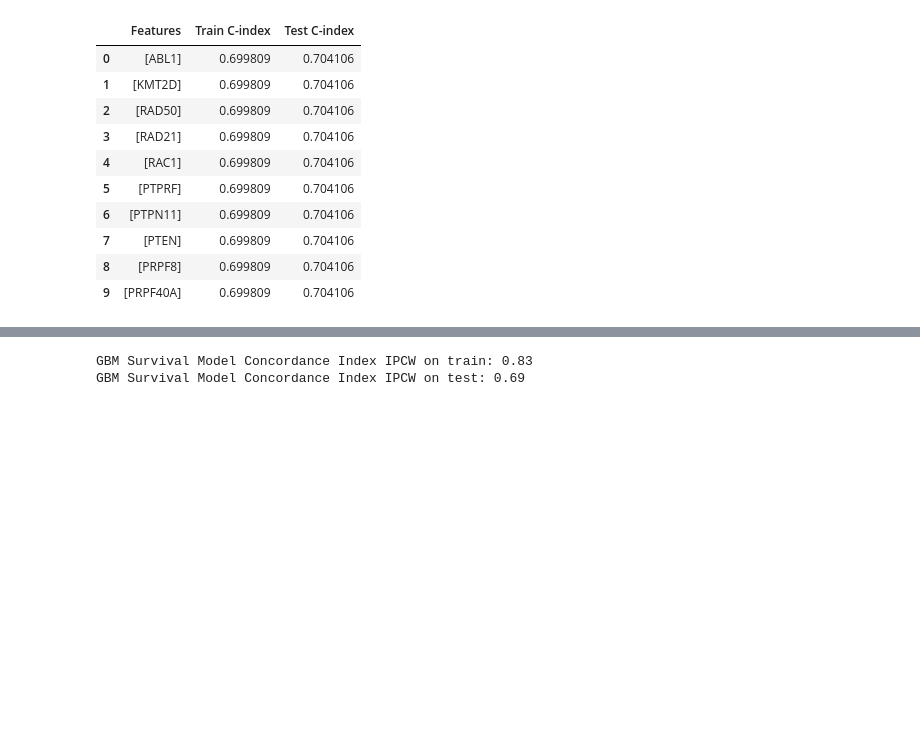
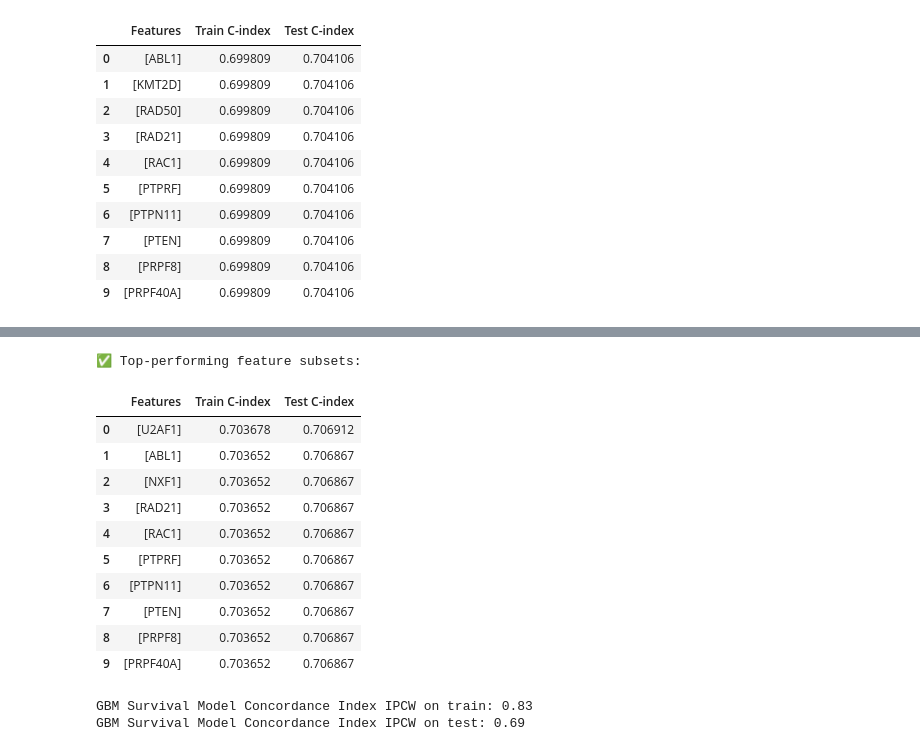
Before and after one commit to grandede-afk/Data-Challenge-Stasc, a Jupyter notebook: test_predictors.ipynb, the cells around one changed output, grey strips where cells are left out. Saved outputs shown, nothing was run; the diff lists cells and outputs as text; code cells hidden in the pictures; blank space fills up the shorter version.

```diff
--- a/test_predictors.ipynb
+++ b/test_predictors.ipynb
@@ -450,3 +589,81 @@ display(results_df.head(10))
+# %%
+from itertools import combinations
+import pandas as pd
+from sklearn.model_selection import train_test_split
+from sklearn.impute import SimpleImputer
+from sksurv.linear_model import CoxnetSurvivalAnalysis
+from sksurv.metrics import concordance_index_ipcw
+from sksurv.util import Surv
+
+results = []
+
+# Merge with the clinical and molecular training dataset
+fixed_features = ['BM_BLAST', 'HB', 'PLT', 'WBC', 'MONOCYTES', 'Nmut','TP53',
+                  'TET2','SF3B1','CBL','ZRSR2','EZH2','U2AF1']
+features_choose = df_with_genes_sum.columns[10:].tolist()
+base_model = CoxnetSurvivalAnalysis()
+
+for k in range(1, 2):
+    for subset in combinations(features_choose, k):
+        subset = list(subset)
+        selected_features = list(set(fixed_features + subset))
+
+        # Select features and target
+        X = df_with_genes_sum.loc[df_with_genes_sum['ID'].isin(target_df["ID"]), selected_features].copy()
+        y = Surv.from_dataframe('OS_STATUS', 'OS_YEARS', target_df)
+
+        # Handle missing values
+        imputer = SimpleImputer(strategy="median")
+        X_imputed = pd.DataFrame(imputer.fit_transform(X), columns=selected_features)
+
+        # Train/Test split
+        X_train, X_test, y_train, y_test = train_test_split(
+            X_imputed, y, test_size=0.3, random_state=42
+        )
+
+        # Fit Cox model
+        model = base_model.fit(X_train, y_train)
+
+        # Predict risk scores
+        pred_train = model.predict(X_train)
+        pred_test = model.predict(X_test)
+
+        # Compute Concordance Index IPCW
+        train_ci = concordance_index_ipcw(y_train, y_train, pred_train, tau=7)[0]
+        test_ci = concordance_index_ipcw(y_train, y_test, pred_test, tau=7)[0]
+
+        # Store results
+        results.append({
+            "Features": subset,
+            "Train C-index": train_ci,
+            "Test C-index": test_ci
+        })
+
+# ===============================================================
+# Display Results
+# ===============================================================
+
+results_df = (
+    pd.DataFrame(results)
+    .sort_values(by="Test C-index", ascending=False)
+    .reset_index(drop=True)
+)
+
+print("✅ Top-performing feature subsets:")
+display(results_df.head(10))
+# %% [output]
+✅ Top-performing feature subsets:
+|  | Features | Train C-index | Test C-index |
+| 0 | [U2AF1] | 0.703678 | 0.706912 |
+| 1 | [ABL1] | 0.703652 | 0.706867 |
+| 2 | [NXF1] | 0.703652 | 0.706867 |
+| 3 | [RAD21] | 0.703652 | 0.706867 |
+| 4 | [RAC1] | 0.703652 | 0.706867 |
+| 5 | [PTPRF] | 0.703652 | 0.706867 |
+| 6 | [PTPN11] | 0.703652 | 0.706867 |
+| 7 | [PTEN] | 0.703652 | 0.706867 |
+| 8 | [PRPF8] | 0.703652 | 0.706867 |
+| 9 | [PRPF40A] | 0.703652 | 0.706867 |
 # %%
 from sklearn import model_selection
 from sklearn.model_selection import KFold
```
Also changed, not shown: parts of 5 cells of this notebook.
